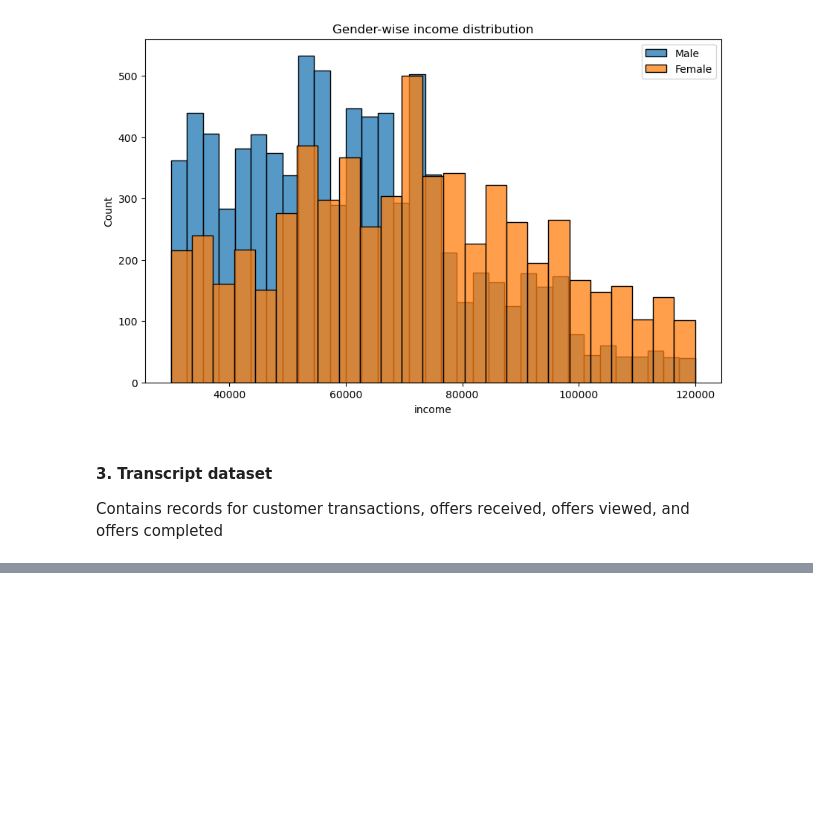
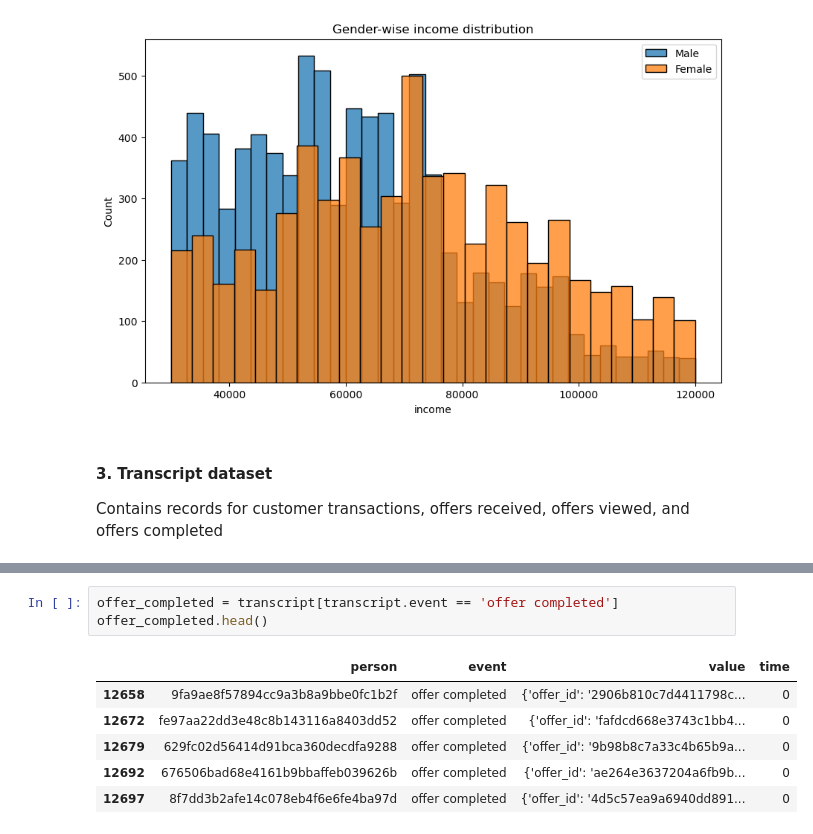
Before and after one commit to edidiongaligbe/Starbucks_Capstone_Project, a Jupyter notebook: Starbucks_Project.ipynb, the cells around one changed output, grey strips where cells are left out. Cells and saved outputs as stored; diff of their text form; blank space fills up the shorter version.

```diff
--- a/Starbucks_Project.ipynb
+++ b/Starbucks_Project.ipynb
@@ -248,0 +319,10 @@ Contains records for customer transactions, offers received, offers viewed, and
+# %%
+offer_completed = transcript[transcript.event == 'offer completed']
+offer_completed.head()
+# %% [output]
+|  | person | event | value | time |
+| 12658 | 9fa9ae8f57894cc9a3b8a9bbe0fc1b2f | offer completed | {'offer_id': '2906b810c7d4411798c... | 0 |
+| 12672 | fe97aa22dd3e48c8b143116a8403dd52 | offer completed | {'offer_id': 'fafdcd668e3743c1bb4... | 0 |
+| 12679 | 629fc02d56414d91bca360decdfa9288 | offer completed | {'offer_id': '9b98b8c7a33c4b65b9a... | 0 |
+| 12692 | 676506bad68e4161b9bbaffeb039626b | offer completed | {'offer_id': 'ae264e3637204a6fb9b... | 0 |
+| 12697 | 8f7dd3b2afe14c078eb4f6e6fe4ba97d | offer completed | {'offer_id': '4d5c57ea9a6940dd891... | 0 |
```
Also changed, not shown: parts of 11 cells of this notebook.
